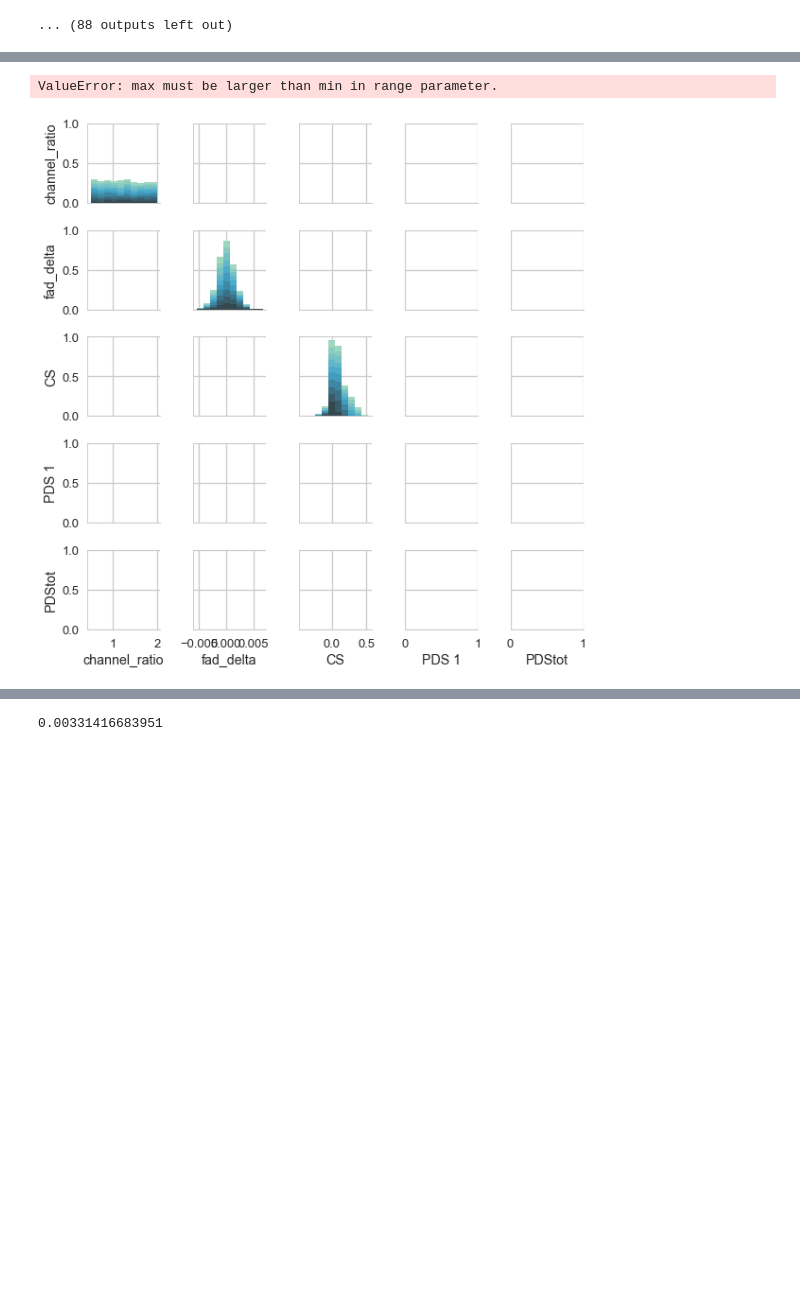
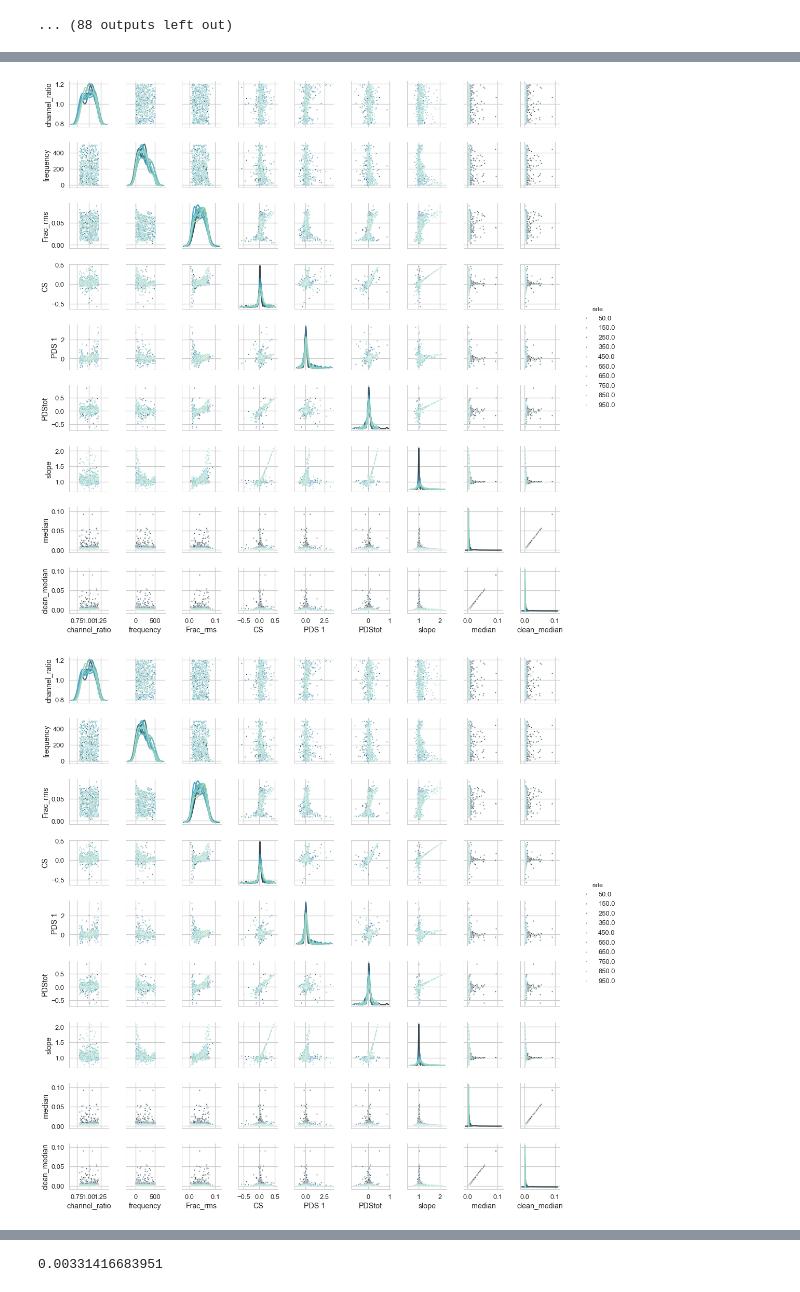
Before and after one commit to matteobachetti/deadtime-paper-II, a Jupyter notebook: notebooks/7. Estimate effect of different fluxes on rn.ipynb, the cells around one changed output, grey strips where cells are left out. Cells and saved outputs as stored; diff of their text form; code cells hidden in the pictures; blank space fills up the shorter version.

```diff
--- a/notebooks/7. Estimate effect of different fluxes on rn.ipynb
+++ b/notebooks/7. Estimate effect of different fluxes on rn.ipynb
@@ -1094,6 +1088,6 @@ plot_all('results_rn.csv')
 # %%
-pairplot('results_rn.csv')
+pairplot('results_allfreq.csv')
 # %% [output]
-ValueError: max must be larger than min in range parameter.
-[figure, old version]
+[figure, new version]
+[figure, added]
 # %%
```
Also changed, not shown: parts of 5 cells of this notebook, 2 other files.
